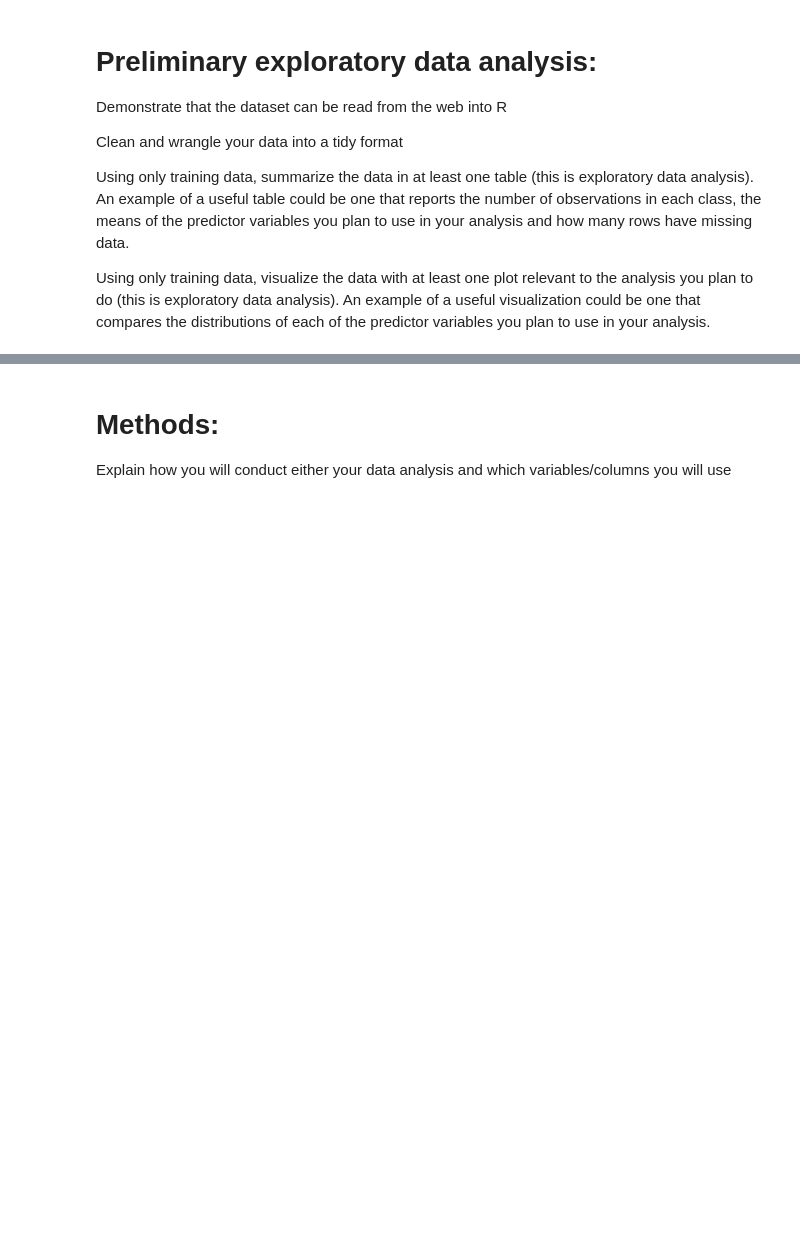
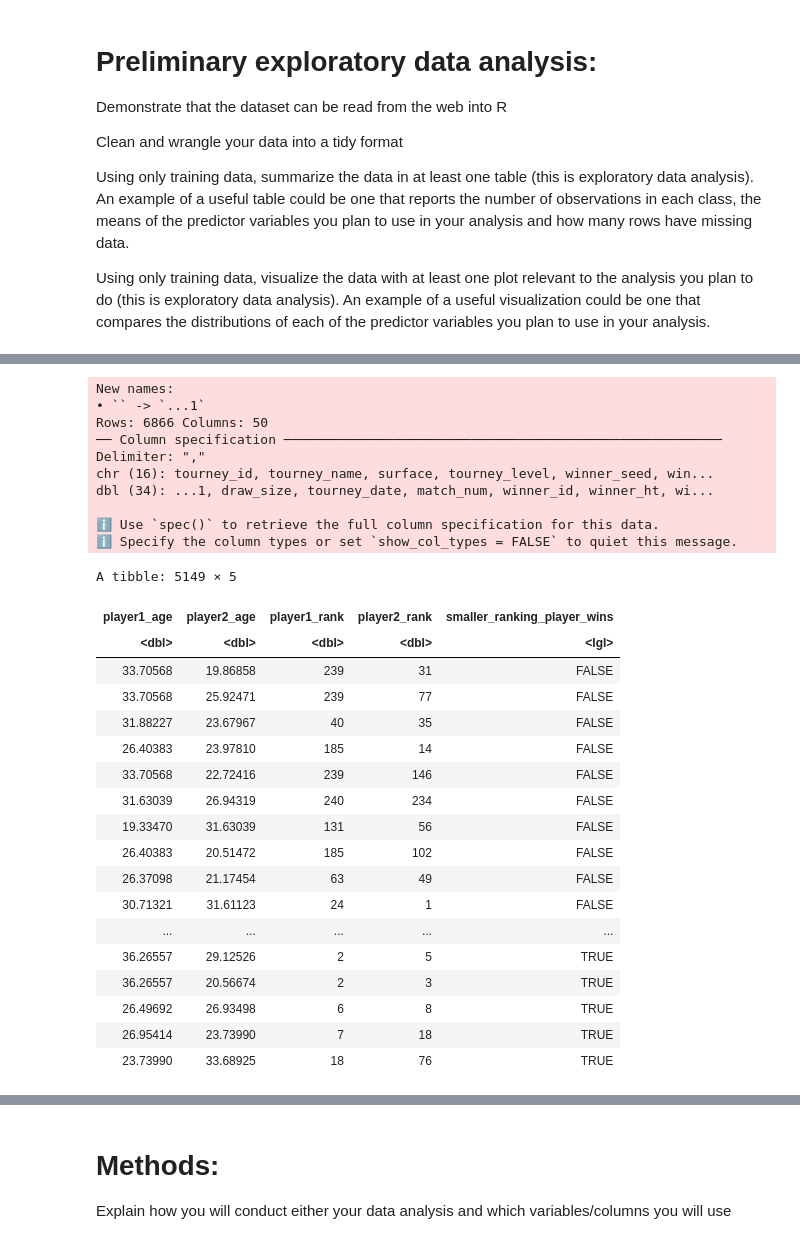
Before and after one commit to FrankWan3815/DSCI-dsci-100-72group-project-template, a Jupyter notebook: group_project_proposal.ipynb, the cells around one changed output, grey strips where cells are left out. Drawn from its saved outputs; the diff is of its cells as text; code cells hidden in the pictures; blank space fills up the shorter version.

```diff
--- a/group_project_proposal.ipynb
+++ b/group_project_proposal.ipynb
@@ -38,4 +72,43 @@ read_csv("data/atp2017-2019.csv")
 # %%
 #clean the data
+clean_game_data <- read_csv("data/atp2017-2019.csv") |>
+    mutate(player1_age = winner_age, player2_age = loser_age, player1_rank = winner_rank, player2_rank = loser_rank, smaller_ranking_player_wins = (player1_rank < player2_rank)) |>
+    select(player1_age, player2_age, player1_rank, player2_rank, smaller_ranking_player_wins)
+
+game_split <- initial_split(clean_game_data, prop = 0.75, strata = smaller_ranking_player_wins)
+game_train <- training(game_split)
+game_test <- testing(game_split)
+
+game_train
+# %% [output]
+New names:
+• `` -> `...1`
+Rows: 6866 Columns: 50
+── Column specification ────────────────────────────────────────────────────────
+Delimiter: ","
+chr (16): tourney_id, tourney_name, surface, tourney_level, winner_seed, win...
+dbl (34): ...1, draw_size, tourney_date, match_num, winner_id, winner_ht, wi...
+
+ℹ Use `spec()` to retrieve the full column specification for this data.
+ℹ Specify the column types or set `show_col_types = FALSE` to quiet this message.
+A tibble: 5149 × 5
+| player1_age | player2_age | player1_rank | player2_rank | smaller_ranking_player_wins |
+| <dbl> | <dbl> | <dbl> | <dbl> | <lgl> |
+| 33.70568 | 19.86858 | 239 | 31 | FALSE |
+| 33.70568 | 25.92471 | 239 | 77 | FALSE |
+| 31.88227 | 23.67967 | 40 | 35 | FALSE |
+| 26.40383 | 23.97810 | 185 | 14 | FALSE |
+| 33.70568 | 22.72416 | 239 | 146 | FALSE |
+| 31.63039 | 26.94319 | 240 | 234 | FALSE |
+| 19.33470 | 31.63039 | 131 | 56 | FALSE |
+| 26.40383 | 20.51472 | 185 | 102 | FALSE |
+| 26.37098 | 21.17454 | 63 | 49 | FALSE |
+| 30.71321 | 31.61123 | 24 | 1 | FALSE |
+| ... | ... | ... | ... | ... |
+| 36.26557 | 29.12526 | 2 | 5 | TRUE |
+| 36.26557 | 20.56674 | 2 | 3 | TRUE |
+| 26.49692 | 26.93498 | 6 | 8 | TRUE |
+| 26.95414 | 23.73990 | 7 | 18 | TRUE |
+| 23.73990 | 33.68925 | 18 | 76 | TRUE |
 # %%
 #make a table
```
Also changed, not shown: parts of 8 cells of this notebook.
